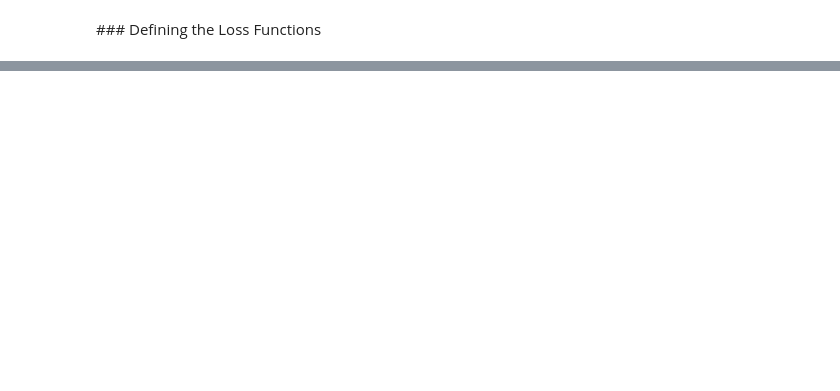
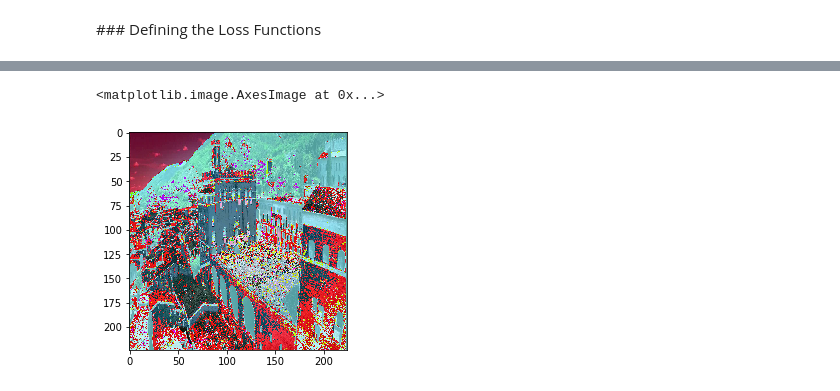
Before and after one commit to pilillo/img-notebooks, a Jupyter notebook: style_transfer_example.ipynb, the cells around one changed output, grey strips where cells are left out. Saved outputs shown, nothing was run; the diff lists cells and outputs as text; code cells hidden in the pictures; blank space fills up the shorter version.

```diff
--- a/style_transfer_example.ipynb
+++ b/style_transfer_example.ipynb
@@ -219,3 +312,7 @@ def se(true, predicted):
 
 def content_loss(content_representation, input_representation):
     return se(content_representation, input_representation)
+# %%
+content_representation = content_layers_tensors[0][0]
+input_img_representation = content_layers_tensors[0][2]
+content_loss(content_representation, input_img_representation)
@@ -379,0 +419,3 @@ def iterate_over_loss_optimization(content_img,
+# %%
+loss = compute_loss_from_layer_tensors(content_layers_tensors, style_layers_tensors)
+loss
@@ -379,0 +424,7 @@ def iterate_over_loss_optimization(content_img,
+# %%
+def compute_gradient(loss, current_input_image_tensor):
+    # calculate loss gradients wrt the currently used input image
+    # keras.backend.gradients(loss, variables)
+    # Returns the gradients of loss w.r.t. variables.
+    grads = K.gradients(loss, current_input_image_tensor)
+    return grads
@@ -380,9 +524,11 @@ def iterate_over_loss_optimization(content_img,
 # %%
-iterate_over_loss_optimization(content_img,
-                               style_img,
-                               h_weight_content = 0.5,
-                               h_weight_style = 0.5,
-                               iterations=1)
+result = iterate_over_loss_optimization(content_img,
+                                        style_img,
+                                        alpha = 0.5,
+                                        beta = 0.5,
+                                        iterations=10000,
+                                        plots_per_row = 10,
+                                        plot_every=100)
 # %% [output]
 source image (224, 224, 3)
 adapted image (1, 224, 224, 3)
@@ -407,0 +559,5 @@ TypeError: Can not convert a NoneType into a Tensor or Operation.
+# %%
+imshow(result)
+# %% [output]
+<matplotlib.image.AxesImage at 0x...>
+[figure, added]
```
Also changed, not shown: parts of 29 cells of this notebook.
